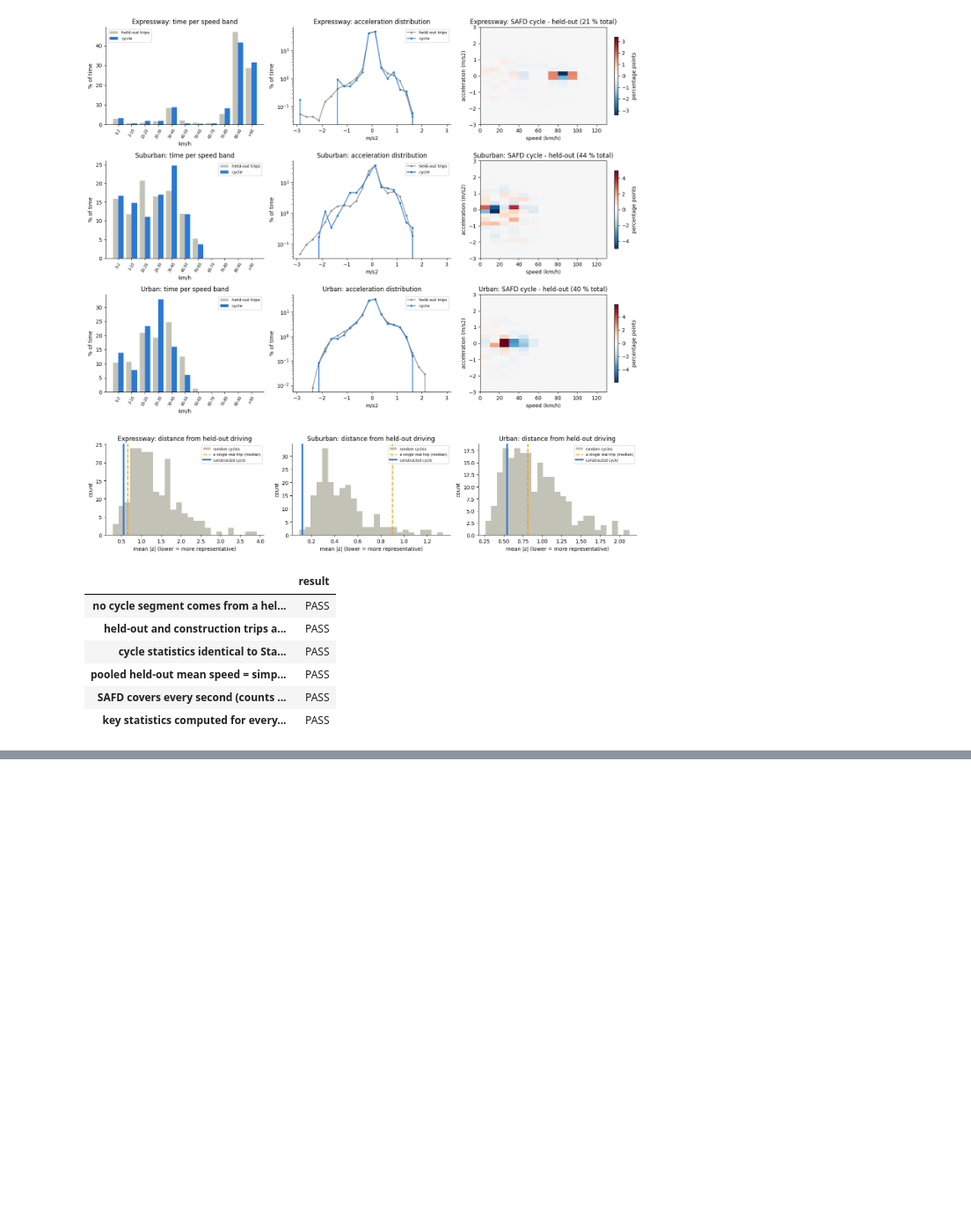
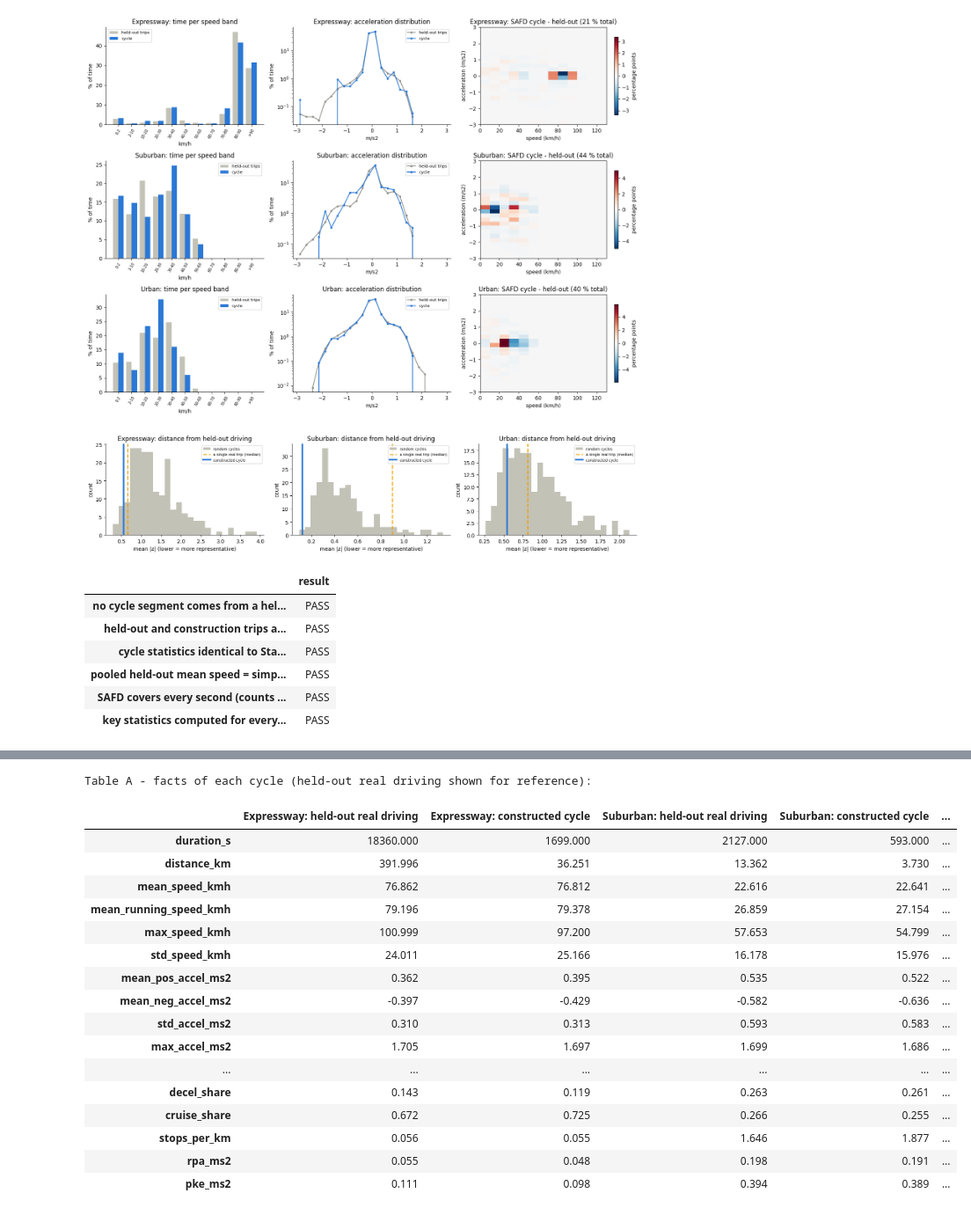
Before and after one commit to Rusiru49/J26-DS-315_Aero-Optimization-EV-Energy, a Jupyter notebook: component01_adaptive_driving_cycle/11_Statistical_Validation.ipynb, the cells around one changed output, grey strips where cells are left out. Shown at 88% size. Drawn from its saved outputs; the diff is of its cells as text; code cells hidden in the pictures; blank space fills up the shorter version.

```diff
--- a/component01_adaptive_driving_cycle/11_Statistical_Validation.ipynb
+++ b/component01_adaptive_driving_cycle/11_Statistical_Validation.ipynb
@@ -431,0 +525,62 @@ Verification: all checks PASS
+# %%
+# ---------------------------------------------------------------
+# 11B-3. Table A - the same facts for every cycle (definitions identical to Stage 7 / Stage 11)
+# ---------------------------------------------------------------
+PAIRS = {"Urban": ["WLTC Low", "WLTC (whole cycle)"],
+         "Suburban": ["WLTC Low", "WLTC Medium", "WLTC Low+Medium", "WLTC (whole cycle)"],
+         "Expressway": ["WLTC High", "WLTC Extra-High", "WLTC High+Extra-High", "WLTC (whole cycle)"]}
+MAIN_PAIR = {"Urban": "WLTC Low", "Suburban": "WLTC Low+Medium", "Expressway": "WLTC High+Extra-High"}
+
+
+def describe(pieces):
+    """All comparison facts for a list of speed pieces (one piece for a cycle, many for real driving)."""
+    st = stats(suff(pieces)[0])
+    v = np.concatenate(pieces)
+    a = np.concatenate([np.gradient(p / 3.6) if len(p) > 1 else np.zeros(len(p)) for p in pieces])
+    km = v.sum() / 3600
+    pke = sum(np.clip(np.diff((p / 3.6) ** 2), 0, None).sum() for p in pieces) / (km * 1000) if km else np.nan
+    moving = v >= CFG["stop_kmh"]
+    return pd.Series({
+        "duration_s": st["duration_s"], "distance_km": st["distance_km"], "mean_speed_kmh": st["mean_speed_kmh"],
+        "mean_running_speed_kmh": v[moving].mean() if moving.any() else 0.0, "max_speed_kmh": v.max(),
+        "std_speed_kmh": st["std_speed_kmh"], "mean_pos_accel_ms2": st["mean_pos_accel_ms2"],
+        "mean_neg_accel_ms2": st["mean_neg_accel_ms2"], "std_accel_ms2": st["std_accel_ms2"],
+        "max_accel_ms2": a.max(), "max_decel_ms2": -a.min(),
+        "idle_share": st["idle_share"], "accel_share": st["accel_share"], "decel_share": st["decel_share"],
+        "cruise_share": st["cruise_share"], "stops_per_km": st["stops_per_km"], "rpa_ms2": st["rpa_ms2"], "pke_ms2": pke,
+    })
+
+
+FACTS = ["duration_s", "distance_km", "mean_speed_kmh", "mean_running_speed_kmh", "max_speed_kmh", "std_speed_kmh",
+         "mean_pos_accel_ms2", "mean_neg_accel_ms2", "std_accel_ms2", "max_accel_ms2", "max_decel_ms2",
+         "idle_share", "accel_share", "decel_share", "cruise_share", "stops_per_km", "rpa_ms2", "pke_ms2"]
+held_pieces = {e: [p for t in results[e]["trip_parts"] for p in pieces_of(t, e)] for e in results}
+cols = {}
+for e in results:
+    cols[f"{e}: held-out real driving"] = describe(held_pieces[e])
+    cols[f"{e}: constructed cycle"] = describe([results[e]["cyc_speed"]])
+for k, v in WLTC_PARTS.items():
+    cols[k] = describe([v])
+table_a = pd.DataFrame(cols).reindex(FACTS)
+table_a.to_csv(REF_DIR / "table_A_cycle_facts.csv")
+print("Table A - facts of each cycle (held-out real driving shown for reference):")
+table_a.round(3)
+# %% [output]
+Table A - facts of each cycle (held-out real driving shown for reference):
+|  | Expressway: held-out real driving | Expressway: constructed cycle | Suburban: held-out real driving | Suburban: constructed cycle | ... |
+| duration_s | 18360.000 | 1699.000 | 2127.000 | 593.000 | ... |
+| distance_km | 391.996 | 36.251 | 13.362 | 3.730 | ... |
+| mean_speed_kmh | 76.862 | 76.812 | 22.616 | 22.641 | ... |
+| mean_running_speed_kmh | 79.196 | 79.378 | 26.859 | 27.154 | ... |
+| max_speed_kmh | 100.999 | 97.200 | 57.653 | 54.799 | ... |
+| std_speed_kmh | 24.011 | 25.166 | 16.178 | 15.976 | ... |
+| mean_pos_accel_ms2 | 0.362 | 0.395 | 0.535 | 0.522 | ... |
+| mean_neg_accel_ms2 | -0.397 | -0.429 | -0.582 | -0.636 | ... |
+| std_accel_ms2 | 0.310 | 0.313 | 0.593 | 0.583 | ... |
+| max_accel_ms2 | 1.705 | 1.697 | 1.699 | 1.686 | ... |
+| ... | ... | ... | ... | ... | ... |
+| decel_share | 0.143 | 0.119 | 0.263 | 0.261 | ... |
+| cruise_share | 0.672 | 0.725 | 0.266 | 0.255 | ... |
+| stops_per_km | 0.056 | 0.055 | 1.646 | 1.877 | ... |
+| rpa_ms2 | 0.055 | 0.048 | 0.198 | 0.191 | ... |
+| pke_ms2 | 0.111 | 0.098 | 0.394 | 0.389 | ... |
```
Also changed, not shown: parts of 8 cells of this notebook, 1 other file.
